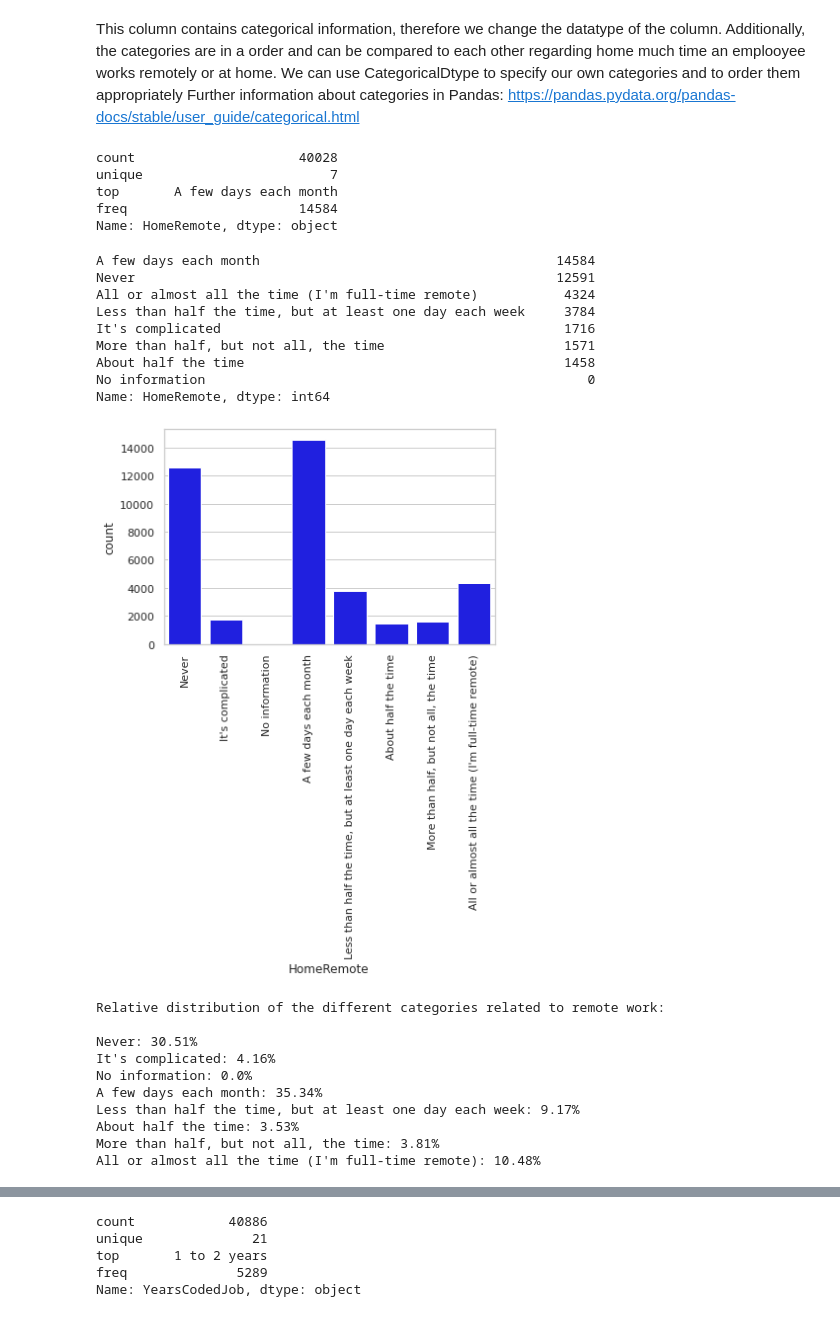
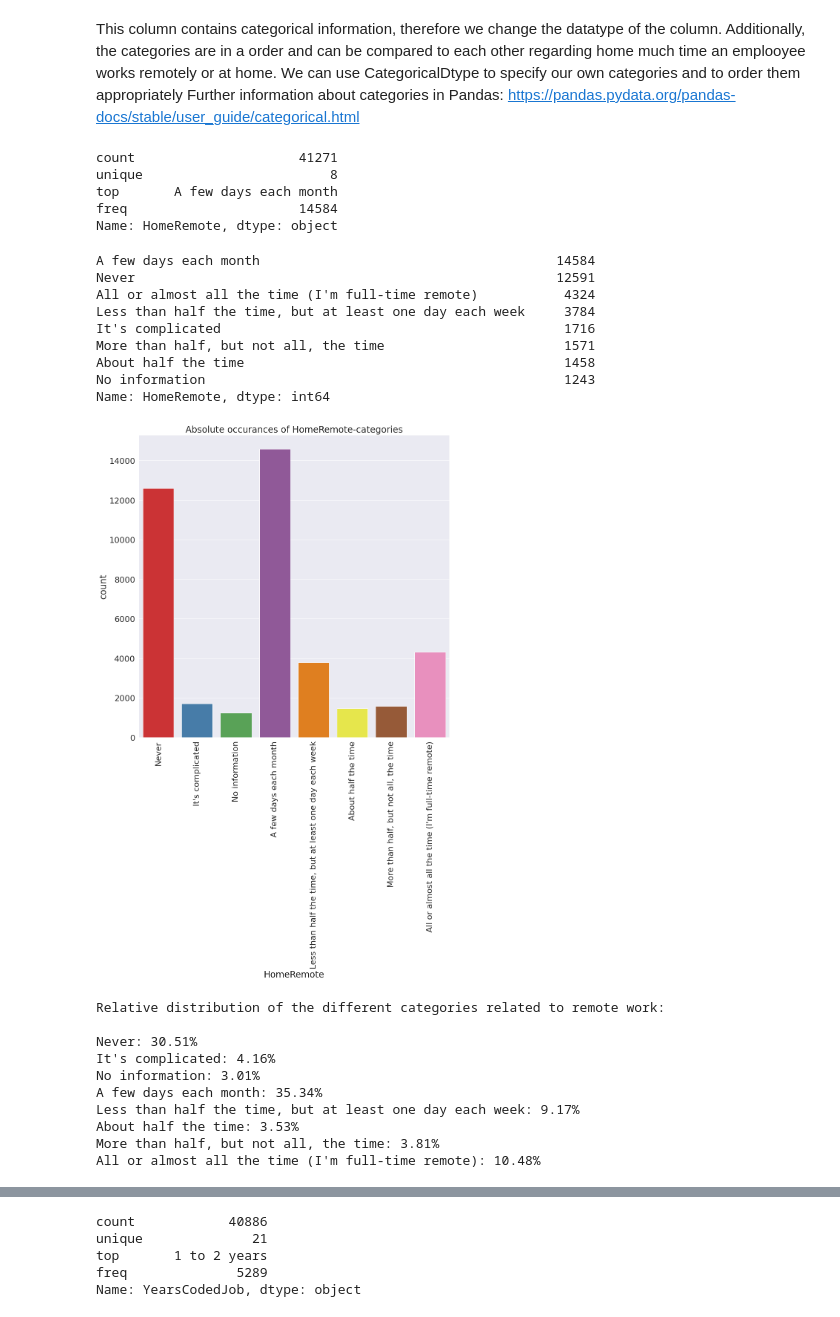
Before and after one commit to Martin-1997/remote_work_analysis, a Jupyter notebook: data_analysis.ipynb, the cells around one changed output, grey strips where cells are left out. Drawn from its saved outputs; the diff is of its cells as text; code cells hidden in the pictures.

```diff
--- a/data_analysis.ipynb
+++ b/data_analysis.ipynb
@@ -23,9 +7,12 @@ First, we need to understand the objectives of the project and the questions we
 # %%
 import os
 import pandas as pd
+import matplotlib.pyplot as plt
 import seaborn as sns
-#import matplotlib as plt
+# Basic settings for plots
 sns.set_theme(style="whitegrid")
+sns.set(rc={'figure.figsize':(15, 15)})
+sns.set(font_scale=2)
 # %%
 # Define the data paths and load the data as Pandas dataframes
 results_public_path = "./data/survey-results-public.csv"
@@ -223,7 +219,7 @@ df_working = df_public.loc[~df_public["Professional"].isin(options)].copy()
 # %% [markdown]
 There are still more than 1200 missing values! We are going to replace these values with a own category, because maybe the information can be useful in the future. Hence, we fill the string "No information" to all the missing fields.
 # %%
-df_working["HomeRemote"].fillna("No information", inplace=True)
+df_working["HomeRemote"].fillna(value="No information", inplace=True)
 # %% [markdown]
 This column contains categorical information, therefore we change the datatype of the column. Additionally, the categories are in a order and can be compared to each other regarding home much time an emplooyee works remotely or at home.
 We can use CategoricalDtype to specify our own categories and to order them appropriately
@@ -243,17 +239,17 @@ homeRemote_cat_strings = ["Never",
 homeRemote_cats = CategoricalDtype(categories = homeRemote_cat_strings, ordered = True)
 
 # Converting a column to the "category" datatype
-df_working["HomeRemote"] = df_public["HomeRemote"].astype(homeRemote_cats)
+df_working["HomeRemote"] = df_working["HomeRemote"].astype(homeRemote_cats)
 # %%
 df_working["HomeRemote"].describe()
 # %% [output]
-count                     40028
-unique                        7
+count                     41271
+unique                        8
 top       A few days each month
 freq                      14584
 Name: HomeRemote, dtype: object
 # %%
-# We can print the frequency of occurance in plain numbers, also we can ...
+# We can print the frequency of occurance in plain numbers, but we can  also ...
 df_working["HomeRemote"].value_counts()
 # %% [output]
 A few days each month                                      14584
@@ -263,16 +259,17 @@ Less than half the time, but at least one day each week     3784
 It's complicated                                            1716
 More than half, but not all, the time                       1571
 About half the time                                         1458
-No information                                                 0
+No information                                              1243
 Name: HomeRemote, dtype: int64
 # %%
 # ... create a bar chart to visualize the frequency of the categories
-
-plot = sns.countplot(x = df_working["HomeRemote"], color='blue', order = homeRemote_cat_strings)
+sns.set_palette("Set1")
+plot = sns.countplot(x = df_working["HomeRemote"], order = homeRemote_cat_strings) #  color='blue',
+plot.set_title('Absolute occurances of HomeRemote-categories')
 # Set the order manually by providing the string list of the categories
 dummy_var = plot.set_xticklabels(labels = homeRemote_cat_strings, rotation=90)
 # %% [output]
-[figure, old version]
+[figure, new version]
 # %%
 print("Relative distribution of the different categories related to remote work: \n" )
 for category in homeRemote_cat_strings:
@@ -285,7 +282,7 @@ Relative distribution of the different categories related to remote work:
 
 Never: 30.51%
 It's complicated: 4.16%
-No information: 0.0%
+No information: 3.01%
 A few days each month: 35.34%
 Less than half the time, but at least one day each week: 9.17%
 About half the time: 3.53%
```
Also changed, not shown: parts of 61 cells of this notebook, 1 other file.
